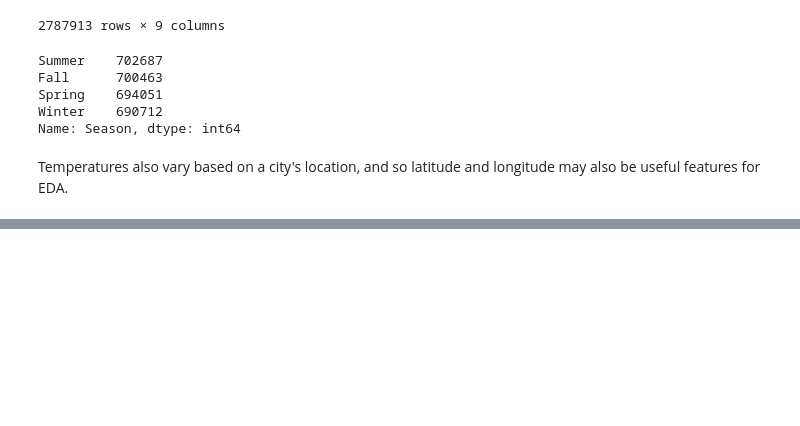
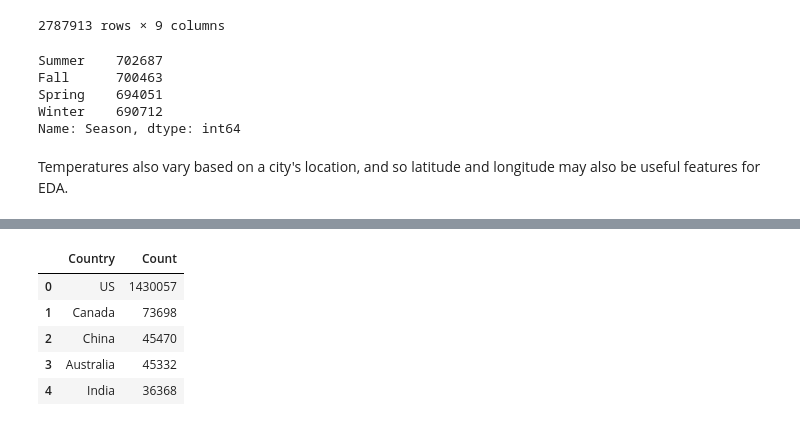
Before and after one commit to Zaxela/Springboard, a Jupyter notebook: Capstone_3_Final/notebooks/capstone_3_data_wrangling.ipynb, the cells around one changed output, grey strips where cells are left out. Saved outputs shown, nothing was run; the diff lists cells and outputs as text; code cells hidden in the pictures; blank space fills up the shorter version.

```diff
--- a/Capstone_3_Final/notebooks/capstone_3_data_wrangling.ipynb
+++ b/Capstone_3_Final/notebooks/capstone_3_data_wrangling.ipynb
@@ -387,0 +407,17 @@ Writing file.  "../data/city_temperature_cleaned.csv"
+# %%
+import seaborn as sns
+import matplotlib.pyplot as plt
+
+temp2 = df.groupby(by='Country').count().sort_values(by='AvgTemperature', ascending=False).head()
+temp2 = temp2.City
+temp2 = pd.DataFrame(temp2)
+temp2.reset_index(inplace=True)
+temp2.rename(columns={'City':'Count'}, inplace=True)
+temp2
+# %% [output]
+|  | Country | Count |
+| 0 | US | 1430057 |
+| 1 | Canada | 73698 |
+| 2 | China | 45470 |
+| 3 | Australia | 45332 |
+| 4 | India | 36368 |
```
Also changed, not shown: parts of 4 cells of this notebook.
